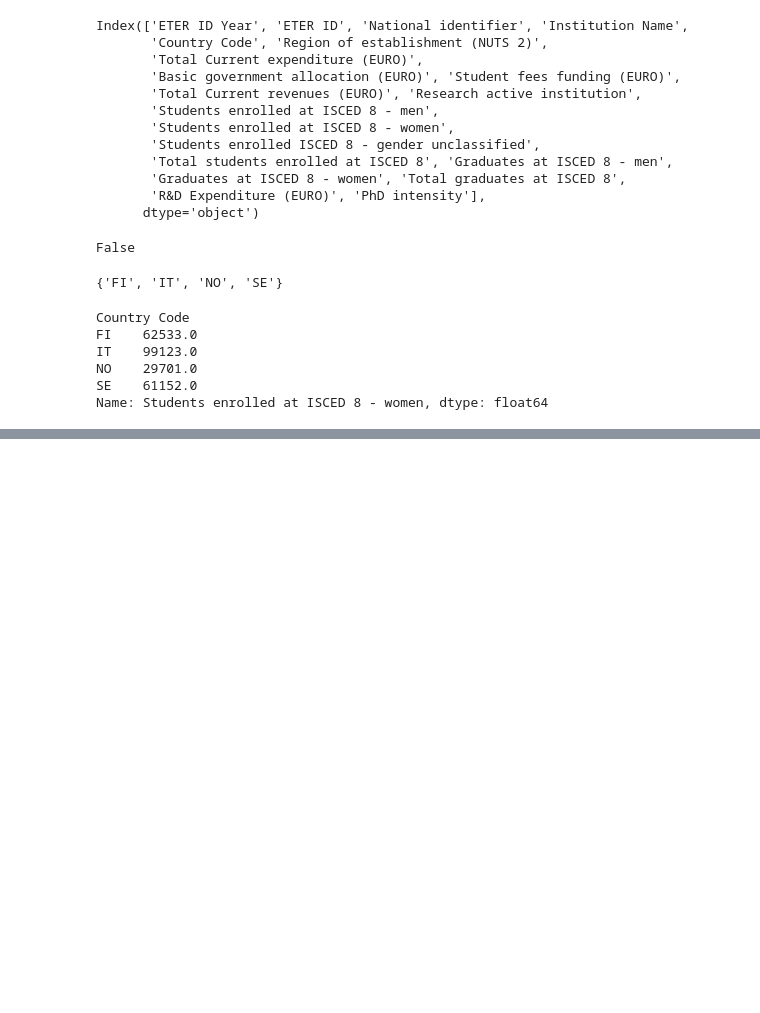
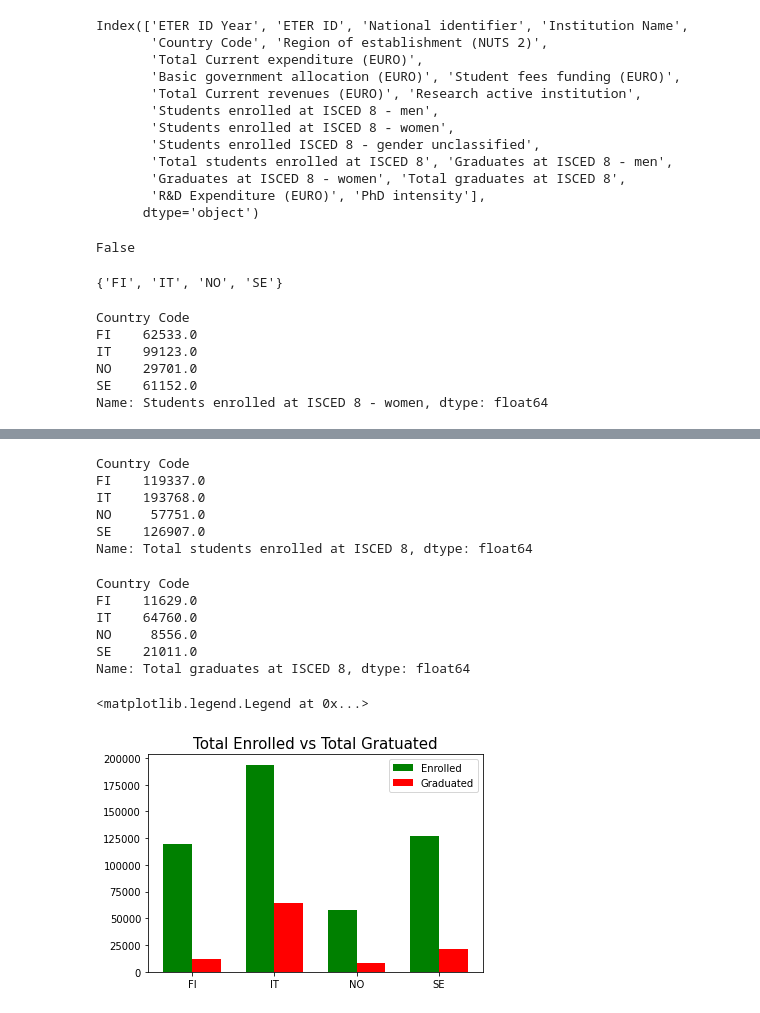
Before and after one commit to robertapassarelli/QME_projectwork, a Jupyter notebook: project_qme.ipynb, the cells around one changed output, grey strips where cells are left out. Drawn from its saved outputs; the diff is of its cells as text; code cells hidden in the pictures; blank space fills up the shorter version.

```diff
--- a/project_qme.ipynb
+++ b/project_qme.ipynb
@@ -98,0 +130,40 @@ ax.legend()
+# %%
+tot_enrolled = data_clean0.groupby(['Country Code'])['Total students enrolled at ISCED 8'].sum()
+tot_graduated = data_clean0.groupby(['Country Code'])['Total graduates at ISCED 8'].sum()
+tot_enrolled
+# %% [output]
+Country Code
+FI    119337.0
+IT    193768.0
+NO     57751.0
+SE    126907.0
+Name: Total students enrolled at ISCED 8, dtype: float64
+# %%
+tot_graduated
+# %% [output]
+Country Code
+FI    11629.0
+IT    64760.0
+NO     8556.0
+SE    21011.0
+Name: Total graduates at ISCED 8, dtype: float64
+# %%
+# Histogram for analyze the difference between the total enrolled and the total graduated
+labels = ['FI', 'IT', 'NO', 'SE']
+men_means = list(tot_enrolled)
+women_means = list(tot_graduated)
+
+x = np.arange(len(labels))
+width = 0.35
+
+fig, ax = plt.subplots()
+rects1 = ax.bar(x - width/2, men_means, width, label='Enrolled', color='g')
+rects2 = ax.bar(x + width/2, women_means, width, label='Graduated', color="r")
+
+ax.set_title('Total Enrolled vs Total Gratuated', fontsize=15)
+ax.set_xticks(x)
+ax.set_xticklabels(labels)
+ax.legend()
+# %% [output]
+<matplotlib.legend.Legend at 0x...>
+[figure, added]
```
Also changed, not shown: parts of 4 cells of this notebook.
